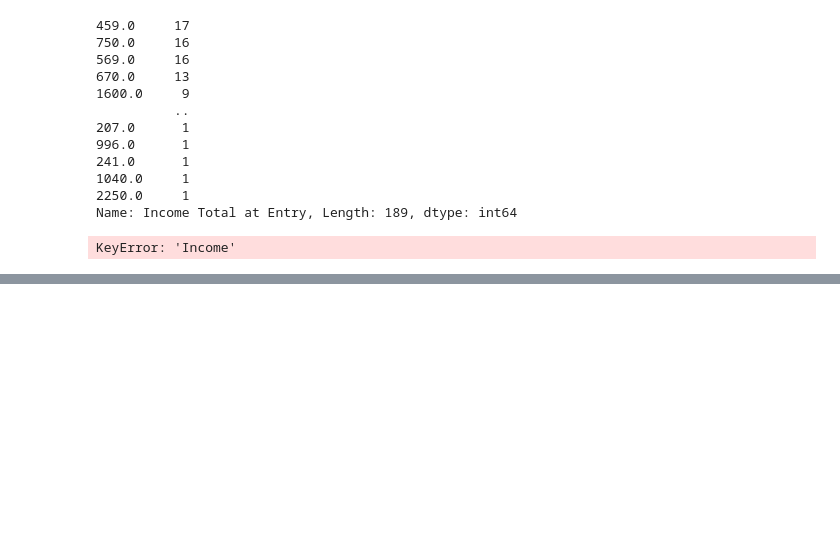
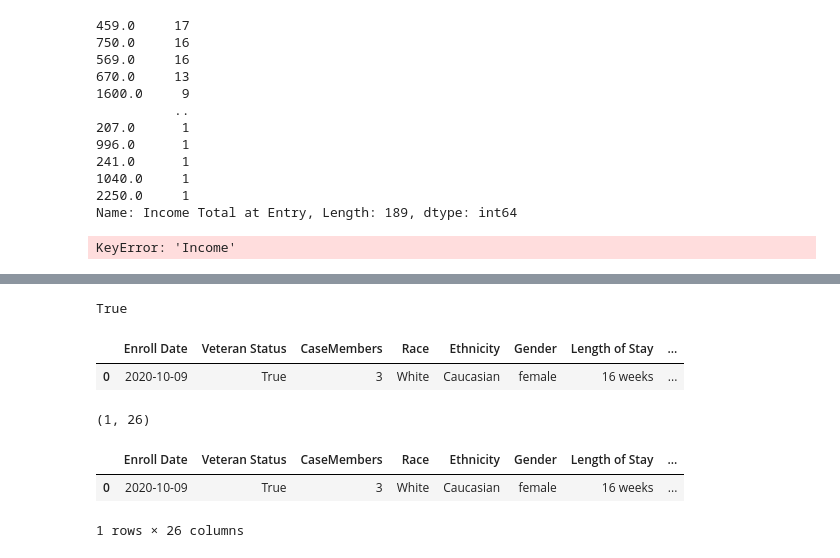
Before and after one commit to BloomTech-Labs/deprecated-labs31-family-promise-spokane-ds-a, a Jupyter notebook: notebooks/Data_Visualizations_Omar.ipynb, the cells around one changed output, grey strips where cells are left out. Saved outputs shown, nothing was run; the diff lists cells and outputs as text; code cells hidden in the pictures; blank space fills up the shorter version.

```diff
--- a/notebooks/Data_Visualizations_Omar.ipynb
+++ b/notebooks/Data_Visualizations_Omar.ipynb
@@ -570,0 +322,17 @@ LINE 1: SELECT * FROM members where id = {'member_id': 2}
+# %%
+today_date = datetime.date.today()
+results_dict = {} # Dictionary to hold the results value to be transformed to df
+uri = "postgres://qeyoueftvuqkjx:b882be9425518a34bdcf7935a20ae6056b4c573434e2af60cb9e2e49be5a5ec3@ec2-75-101-212-64.compute-1.amazonaws.com:5432/dfquamst4ie67a" # enviromental variable Database Credentials
+
+  # Query used to pull the data from database.
+  # When Using new Model Use the following instead
+  # query = 'SELECT * FROM members,families \
+  # WHERE id = {} \
+  # AND members.family_id = families.id'.format(member_id)
+query = 'SELECT * FROM families where id = {}'.format(1)
+results = dbmanage(uri,query)
+results['gov_benefits']['veteran_services']
+# %% [output]
+True
+# %%
+df = set_variables(2)
@@ -570,0 +341,7 @@ LINE 1: SELECT * FROM members where id = {'member_id': 2}
+# %%
+df = pd.DataFrame.from_dict(df)
+# %%
+df
+# %% [output]
+|  | Enroll Date | Veteran Status | CaseMembers | Race | Ethnicity | Gender | Length of Stay | ... |
+| 0 | 2020-10-09 | True | 3 | White | Caucasian | female | 16 weeks | ... |
@@ -570,0 +452,10 @@ LINE 1: SELECT * FROM members where id = {'member_id': 2}
+# %%
+df.shape
+# %% [output]
+(1, 26)
+# %%
+df.head()
+# %% [output]
+|  | Enroll Date | Veteran Status | CaseMembers | Race | Ethnicity | Gender | Length of Stay | ... |
+| 0 | 2020-10-09 | True | 3 | White | Caucasian | female | 16 weeks | ... |
+1 rows × 26 columns
```
Also changed, not shown: parts of 59 cells of this notebook, 1 other file.
